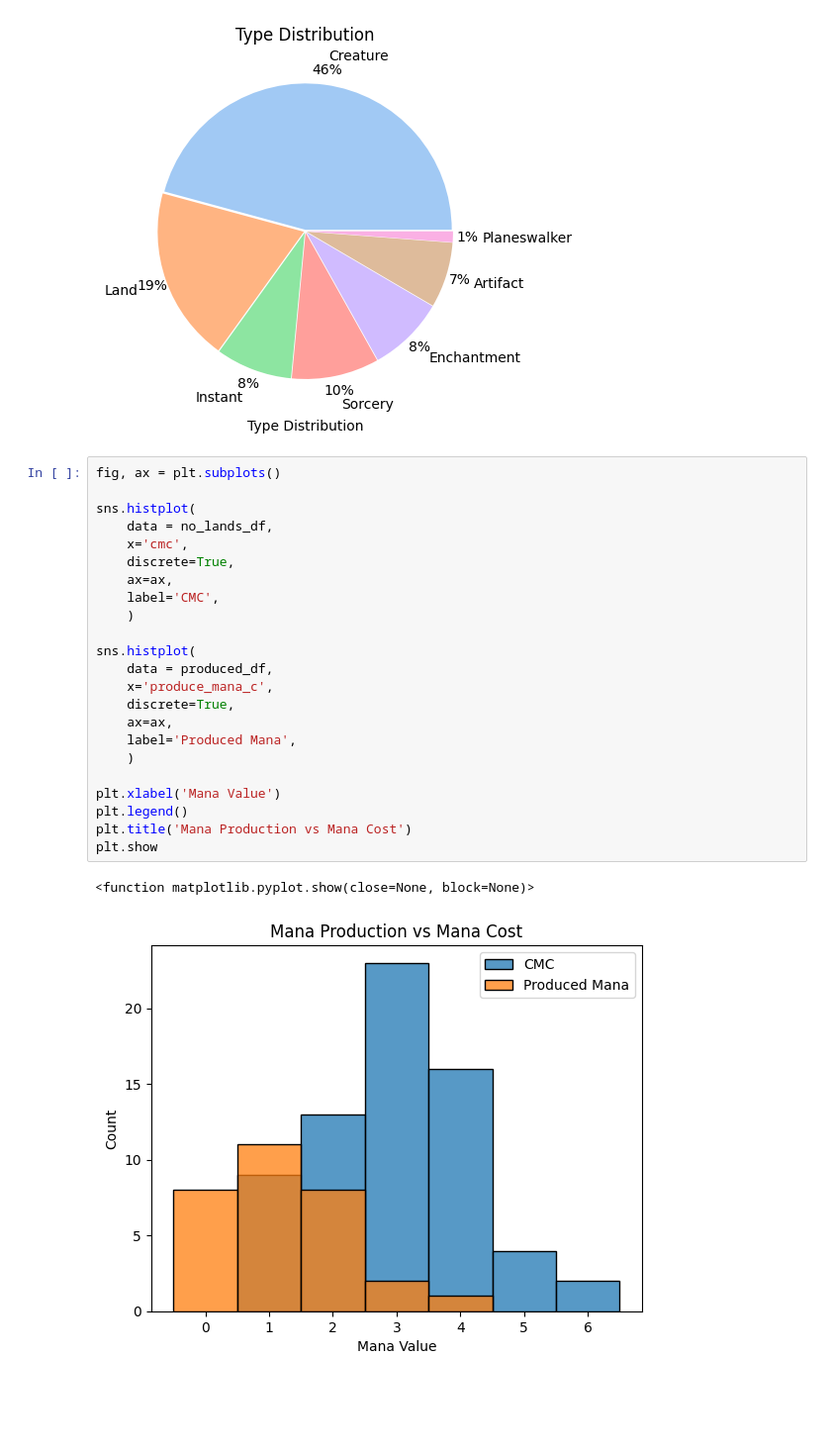
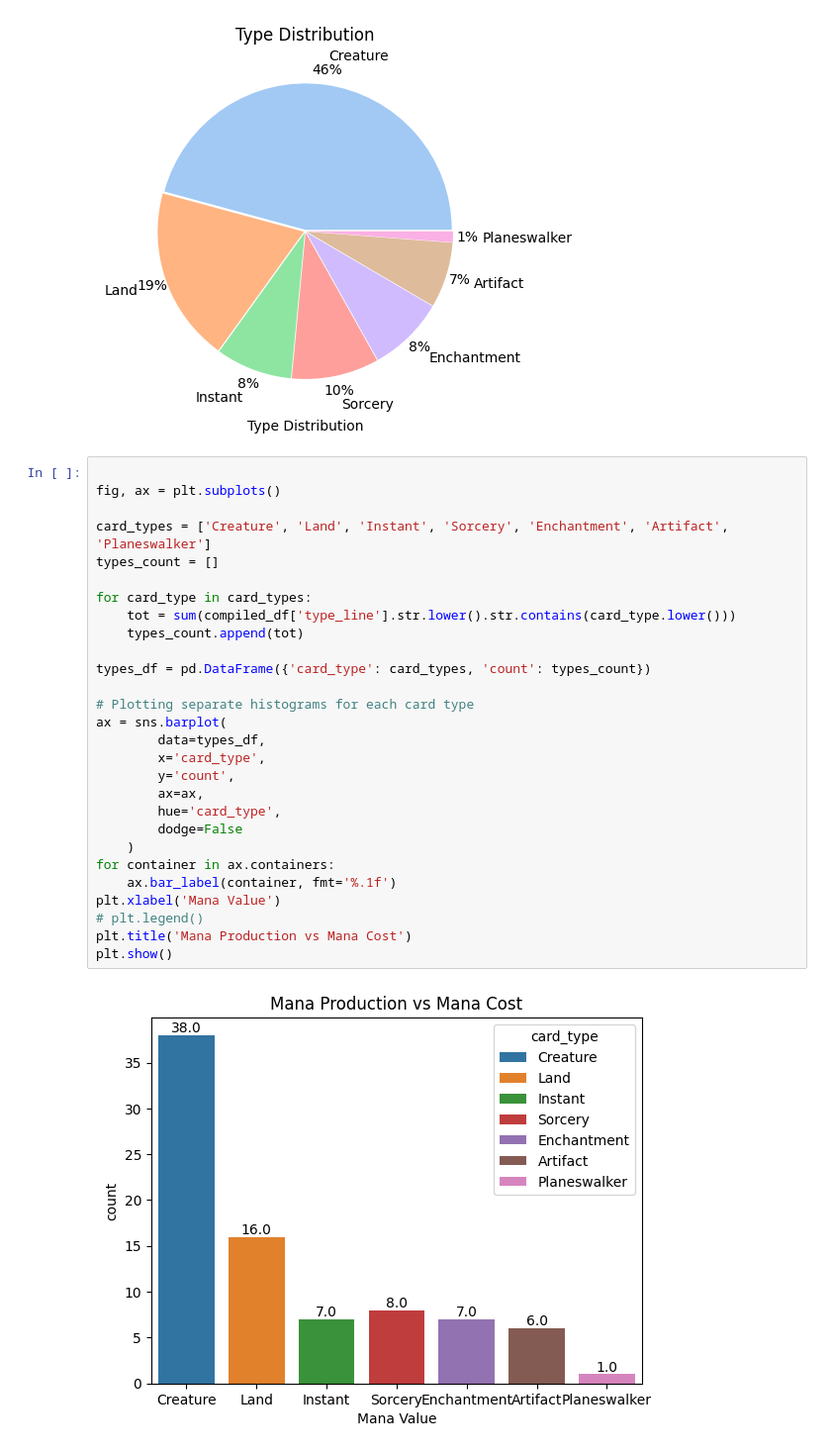
Before and after one commit to andrewknoesen/MTG_Deck_Builder, a Jupyter notebook: visuals_notebook/main.ipynb, the cells around one changed output. Shown at 99% size. Cells and saved outputs as stored; diff of their text form; blank space fills up the shorter version.

```diff
--- a/visuals_notebook/main.ipynb
+++ b/visuals_notebook/main.ipynb
@@ -235,29 +299,33 @@ plt.xlabel("Type Distribution")
 plt.show()
 # %% [output]
 [figure]
-# %%
-fig, ax = plt.subplots()
-
-sns.histplot(
-    data = no_lands_df,
-    x='cmc',
-    discrete=True,
-    ax=ax,
-    label='CMC',
-    )
-
-sns.histplot(
-    data = produced_df,
-    x='produce_mana_c',
-    discrete=True,
-    ax=ax,
-    label='Produced Mana',
-    )
-
-plt.xlabel('Mana Value')
-plt.legend()
-plt.title('Mana Production vs Mana Cost')
-plt.show
-# %% [output]
-<function matplotlib.pyplot.show(close=None, block=None)>
-[figure, removed]
+# %%
+
+fig, ax = plt.subplots()
+
+card_types = ['Creature', 'Land', 'Instant', 'Sorcery', 'Enchantment', 'Artifact', 'Planeswalker']
+types_count = []
+
+for card_type in card_types:
+    tot = sum(compiled_df['type_line'].str.lower().str.contains(card_type.lower()))
+    types_count.append(tot)
+
+types_df = pd.DataFrame({'card_type': card_types, 'count': types_count})
+
+# Plotting separate histograms for each card type
+ax = sns.barplot(
+        data=types_df,
+        x='card_type',
+        y='count',
+        ax=ax,
+        hue='card_type',
+        dodge=False
+    )
+for container in ax.containers:
+    ax.bar_label(container, fmt='%.1f')
+plt.xlabel('Mana Value')
+# plt.legend()
+plt.title('Mana Production vs Mana Cost')
+plt.show()
+# %% [output]
+[figure, added]
```
Also changed, not shown: parts of 11 cells of this notebook.
